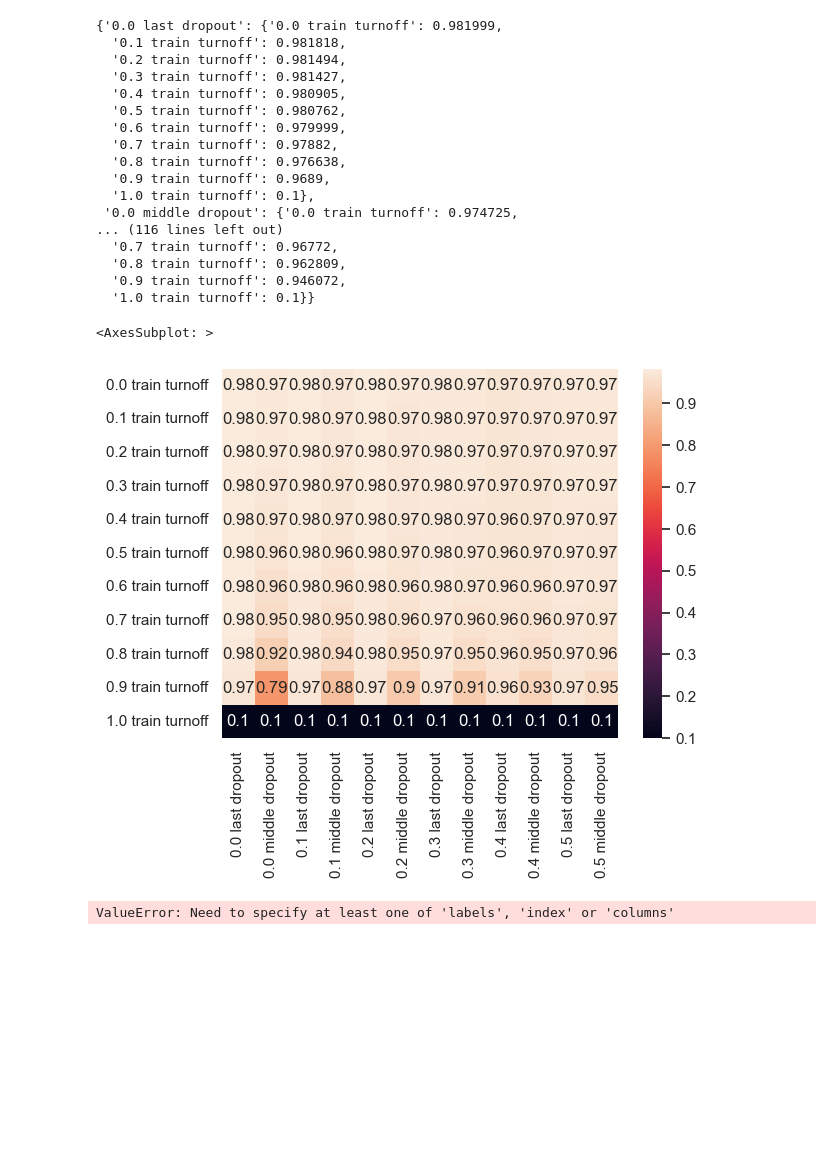
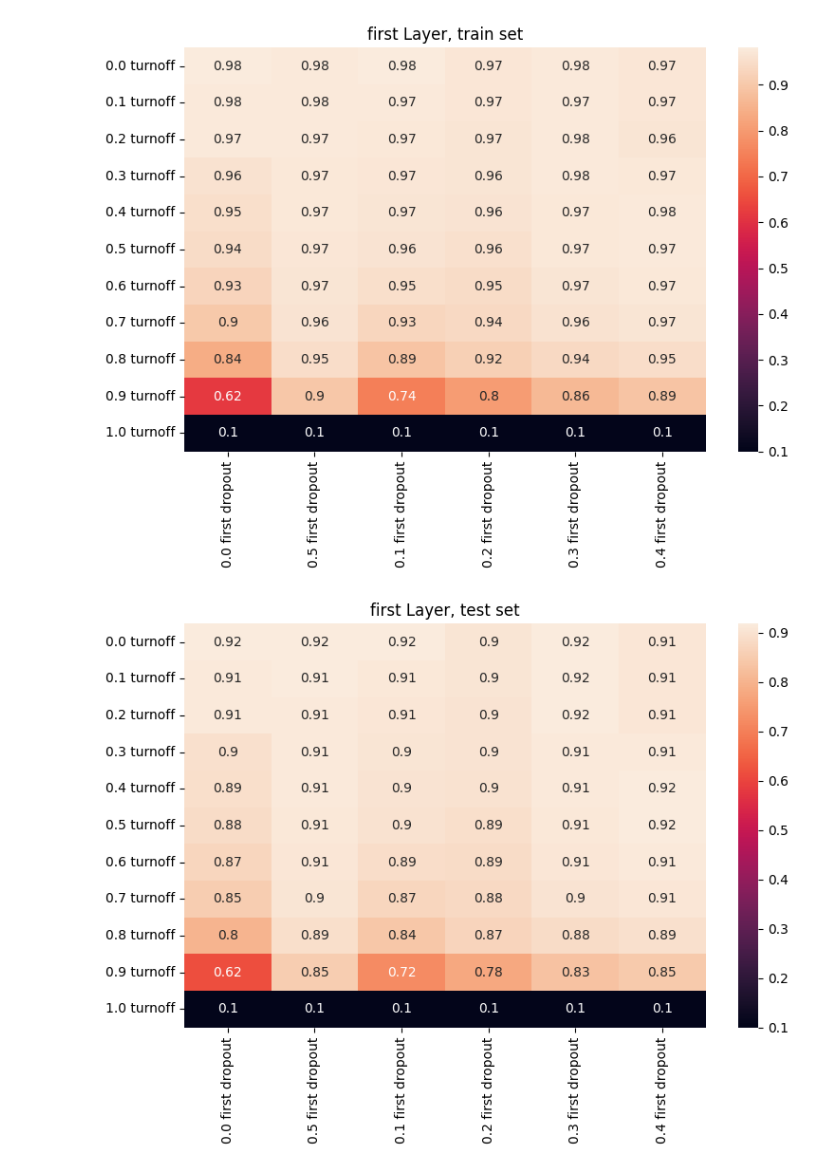
Before and after one commit to adiy55/Final-Project, a Jupyter notebook: Plots.ipynb, the cells around one changed output. Drawn from its saved outputs; the diff is of its cells as text; code cells hidden in the pictures; blank space fills up the shorter version.

```diff
--- a/Plots.ipynb
+++ b/Plots.ipynb
@@ -193,32 +191,29 @@ for primary_key in data.keys():
             testing_data[primary_key_new][rounded_key] = curr_accuracy
         else:
             training_data[primary_key_new][rounded_key] = curr_accuracy
-# %%
-training_data
-# %% [output]
-{'0.0 last dropout': {'0.0 train turnoff': 0.981999,
-  '0.1 train turnoff': 0.981818,
-  '0.2 train turnoff': 0.981494,
-  '0.3 train turnoff': 0.981427,
-  '0.4 train turnoff': 0.980905,
-  '0.5 train turnoff': 0.980762,
-  '0.6 train turnoff': 0.979999,
-  '0.7 train turnoff': 0.97882,
-  '0.8 train turnoff': 0.976638,
-  '0.9 train turnoff': 0.9689,
-  '1.0 train turnoff': 0.1},
- '0.0 middle dropout': {'0.0 train turnoff': 0.974725,
-... (116 lines left out)
-  '0.7 train turnoff': 0.96772,
-  '0.8 train turnoff': 0.962809,
-  '0.9 train turnoff': 0.946072,
-  '1.0 train turnoff': 0.1}}
 # %%
-sns.heatmap(pd.DataFrame(training_data), annot=True)
+train_df = pd.DataFrame(training_data)
-# %% [output]
-<AxesSubplot: >
-[figure, removed]
-# %%
-pd.DataFrame(data).drop()
-# %% [output]
-ValueError: Need to specify at least one of 'labels', 'index' or 'columns'
+# %%
+test_df = pd.DataFrame(testing_data)
+# %%
+locations= ["first","middle","last"]
+# %%
+def create_heatmap_plots(curr_df, model_stage):
+    for location in locations:
+        heatmap_data = curr_df.filter(like=location)
+        if len(heatmap_data.transpose()):
+
+            # Adjust figure size and aspect ratio
+            fig = plt.gcf()
+            fig.set_size_inches(8, 6)  # Set the desired figure size
+            sns.heatmap(heatmap_data, annot=True)
+            plt.title(f'{location} Layer, {model_stage} set')
+            plt.tight_layout()
+            plt.show()  # Display the current heatmap
+            fig.savefig(f"heatmaps/{location}_{model_stage}_heatmap.png")  # Save the figure as PNG
+# %%
+create_heatmap_plots(train_df, "train")
+create_heatmap_plots(test_df, "test")
+# %% [output]
+[figure, added]
+[figure, added]
```
Also changed, not shown: parts of 7 cells of this notebook, 8 other files.
